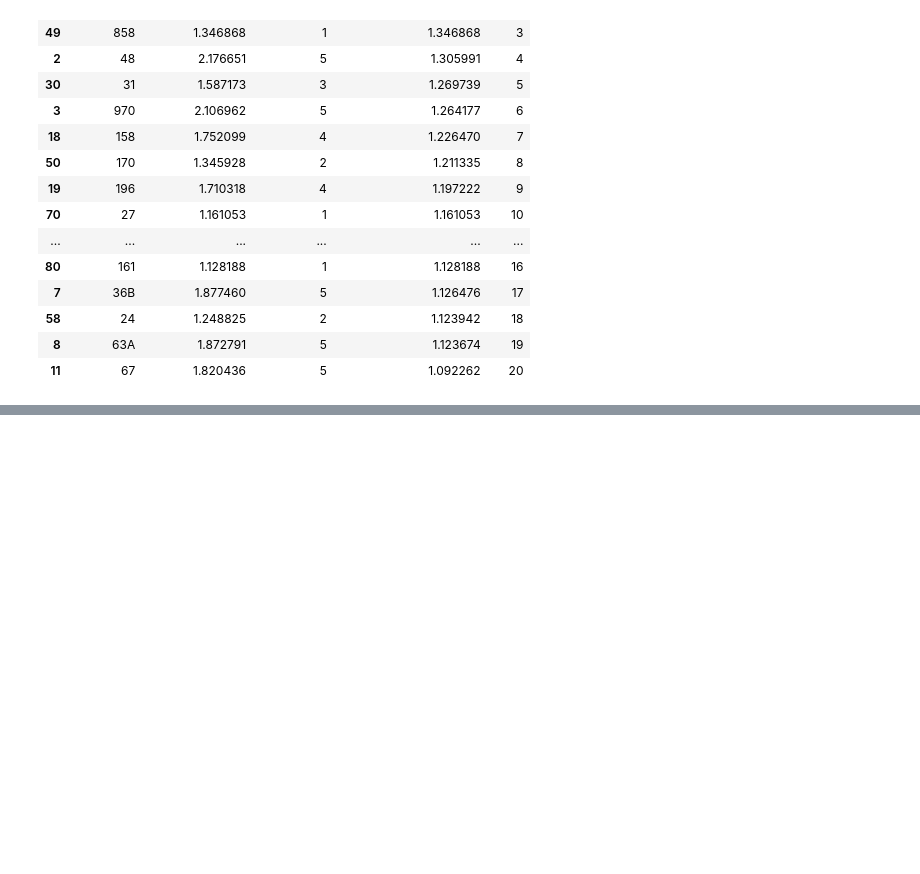
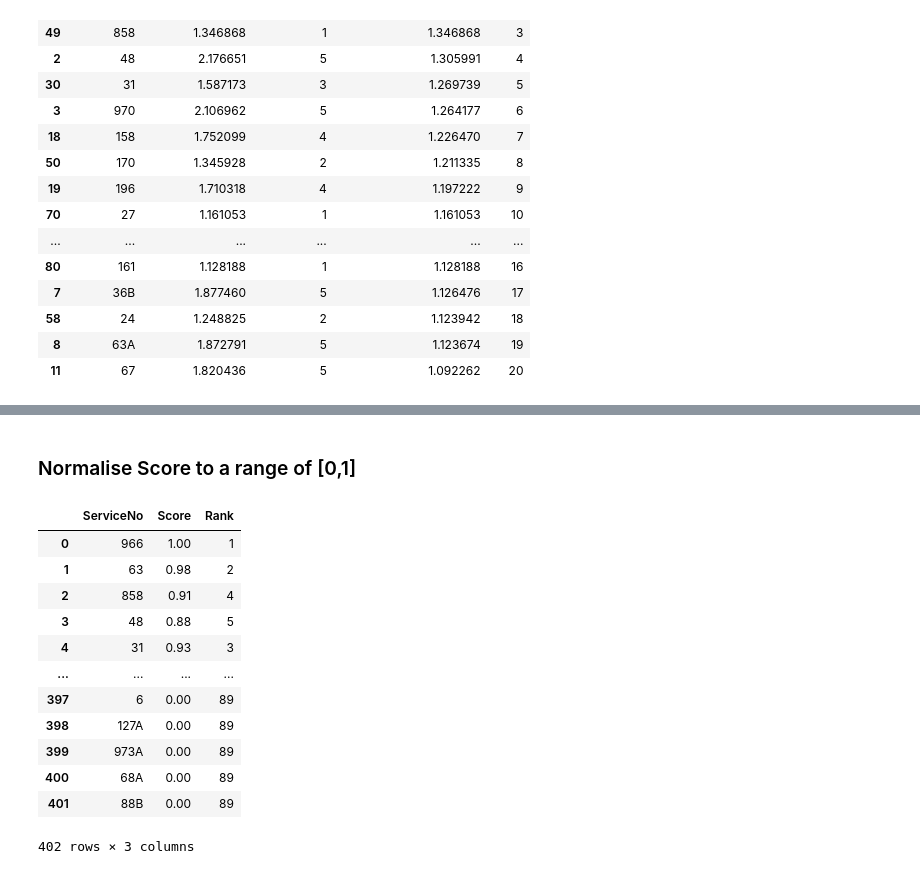
Before and after one commit to Elizaongwz/DSA4264, a Jupyter notebook: parallelscore.ipynb, the cells around one changed output, grey strips where cells are left out. Saved outputs shown, nothing was run; the diff lists cells and outputs as text; code cells hidden in the pictures; blank space fills up the shorter version.

```diff
--- a/parallelscore.ipynb
+++ b/parallelscore.ipynb
@@ -423,0 +447,25 @@ grouped_sorted
+# %% [markdown]
+### Normalise Score to a range of [0,1]
+# %%
+min_score = step3_parallel_score['ParallelismScore'].min()
+max_score = step3_parallel_score['ParallelismScore'].max()
+
+step3_parallel_score['Score'] = ((step3_parallel_score['ParallelismScore'] - min_score) / (max_score - min_score)).round(2)
+step3_parallel_score['Rank'] = step3_parallel_score['Score'].rank(method="dense", ascending=False).astype(int)
+
+step3_parallel_score = step3_parallel_score[['ServiceNo', 'Score', 'Rank']]
+step3_parallel_score
+# %% [output]
+|  | ServiceNo | Score | Rank |
+| 0 | 966 | 1.00 | 1 |
+| 1 | 63 | 0.98 | 2 |
+| 2 | 858 | 0.91 | 4 |
+| 3 | 48 | 0.88 | 5 |
+| 4 | 31 | 0.93 | 3 |
+| ... | ... | ... | ... |
+| 397 | 6 | 0.00 | 89 |
+| 398 | 127A | 0.00 | 89 |
+| 399 | 973A | 0.00 | 89 |
+| 400 | 68A | 0.00 | 89 |
+| 401 | 88B | 0.00 | 89 |
+402 rows × 3 columns
```
Also changed, not shown: parts of 13 cells of this notebook.
